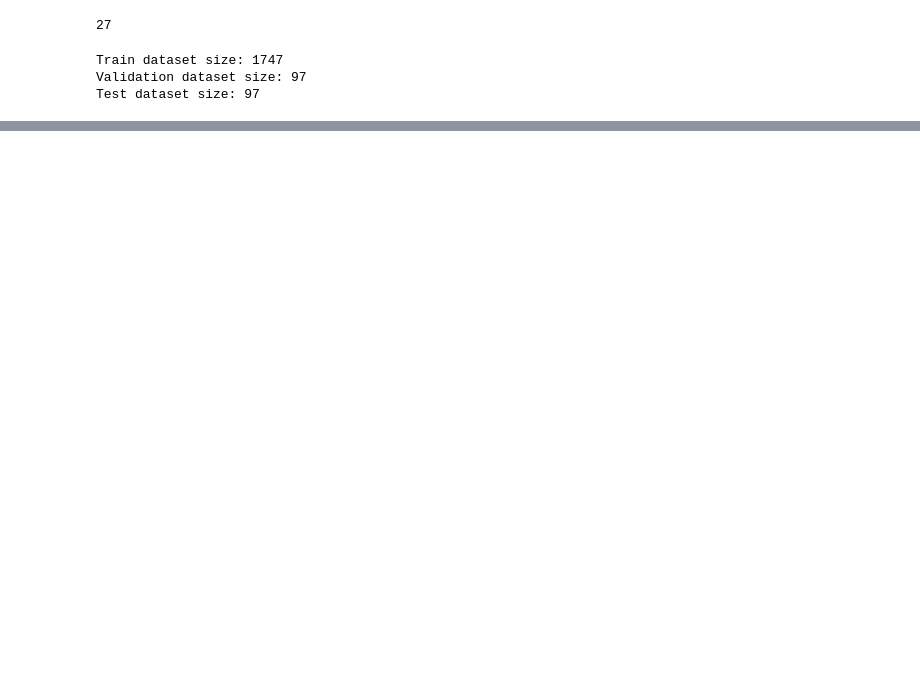
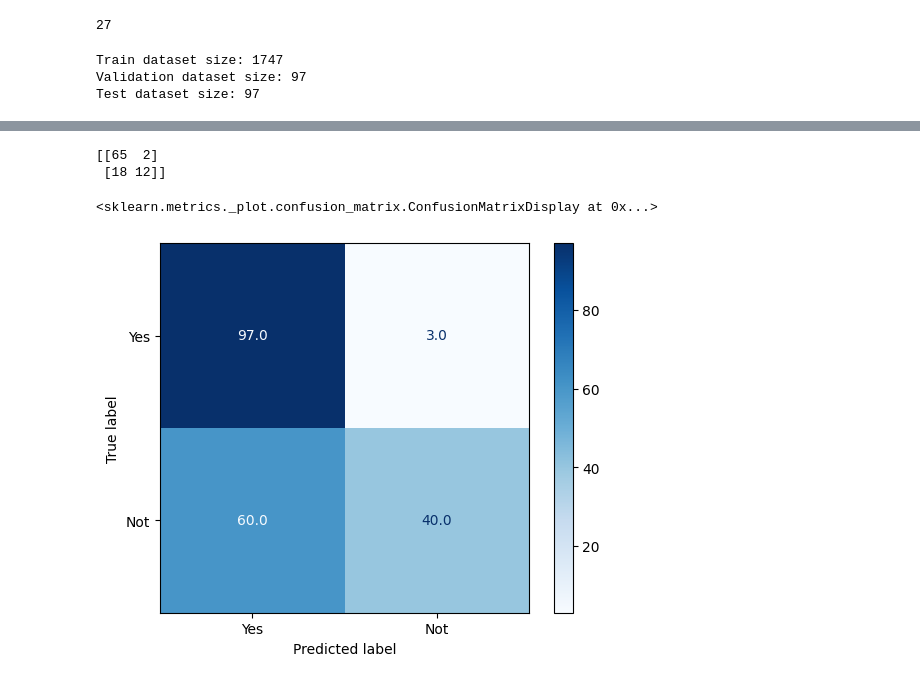
Before and after one commit to AmalAkh/zneus-project-1, a Jupyter notebook: model.ipynb, the cells around one changed output, grey strips where cells are left out. Drawn from its saved outputs; the diff is of its cells as text; code cells hidden in the pictures; blank space fills up the shorter version.

```diff
--- a/model.ipynb
+++ b/model.ipynb
@@ -274,0 +281,13 @@ model.evaluate(test_dataloader)
+# %%
+cm = confusion_matrix(y_true, y_pred)
+print(cm)
+cm_percent = cm.astype('float') / cm.sum(axis=1, keepdims=True) * 100
+disp = ConfusionMatrixDisplay(confusion_matrix=cm_percent,
+                          display_labels=["Yes", "Not"])
+
+disp.plot(cmap='Blues', values_format='.1f')
+# %% [output]
+[[65  2]
+ [18 12]]
+<sklearn.metrics._plot.confusion_matrix.ConfusionMatrixDisplay at 0x...>
+[figure, added]
```
Also changed, not shown: parts of 5 cells of this notebook, 2 other files.
